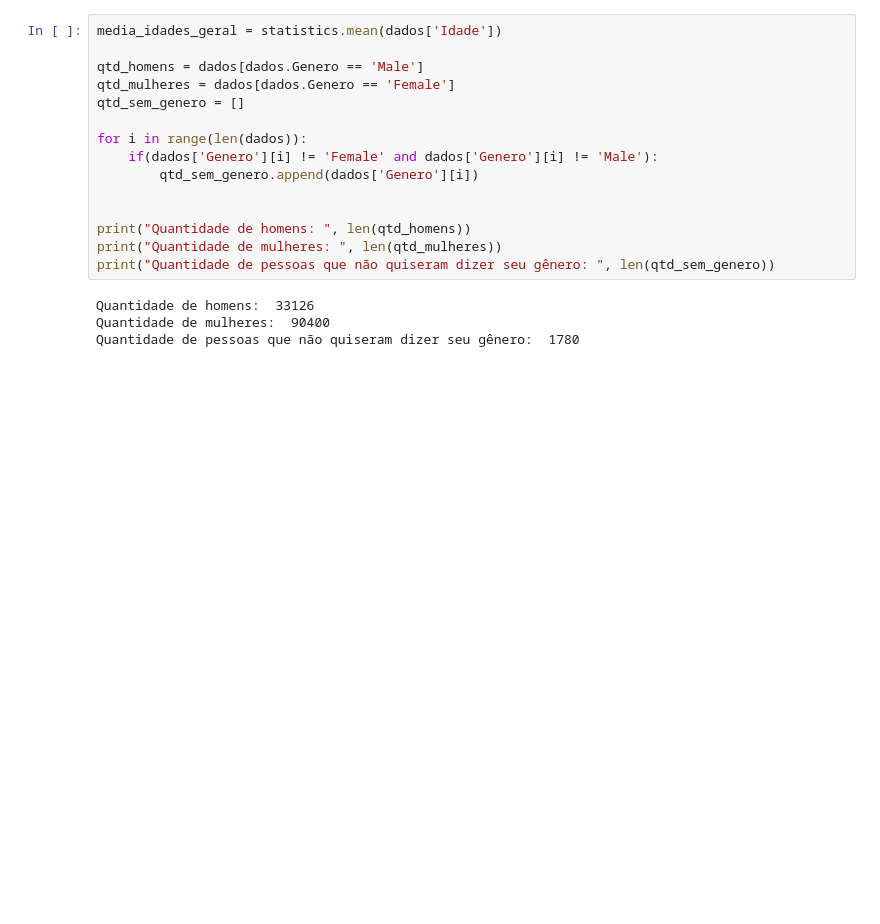
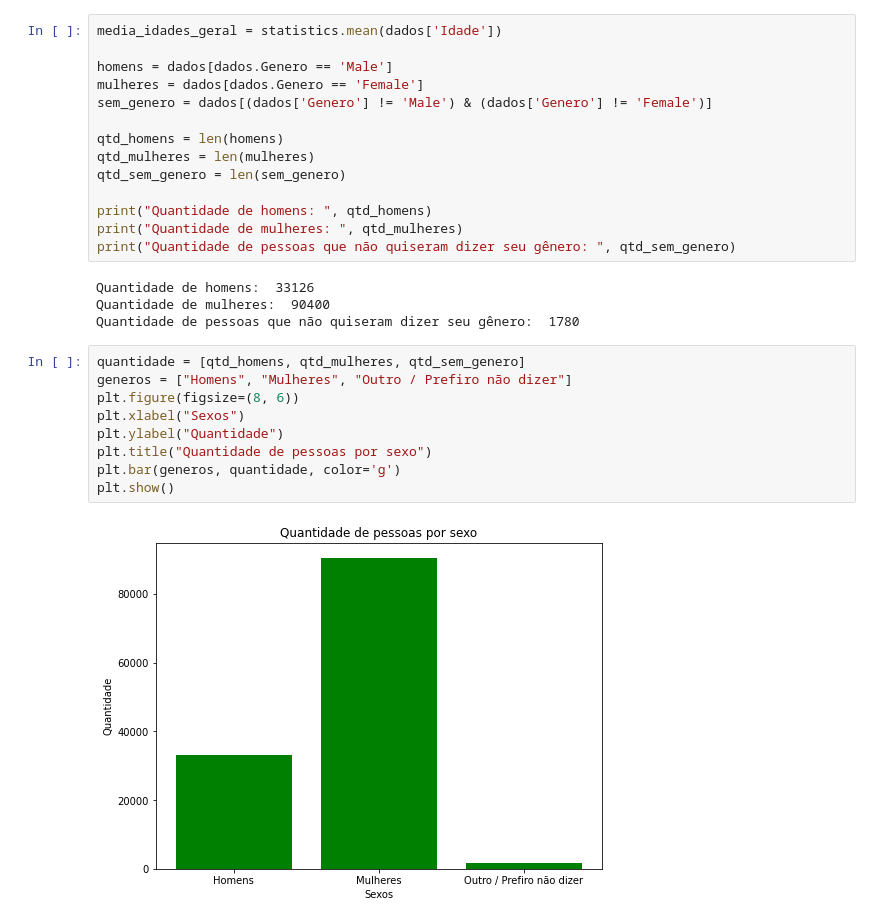
Before and after one commit to toterafa/pythonsp4, a Jupyter notebook: Untitled.ipynb, the cells around one changed output. Cells and saved outputs as stored; diff of their text form; blank space fills up the shorter version.

```diff
--- a/Untitled.ipynb
+++ b/Untitled.ipynb
@@ -27,19 +14,29 @@ print(len(dados))
 # %%
 media_idades_geral = statistics.mean(dados['Idade'])
 
-qtd_homens = dados[dados.Genero == 'Male']
-qtd_mulheres = dados[dados.Genero == 'Female']
-qtd_sem_genero = []
+homens = dados[dados.Genero == 'Male']
+mulheres = dados[dados.Genero == 'Female']
+sem_genero = dados[(dados['Genero'] != 'Male') & (dados['Genero'] != 'Female')]
 
-for i in range(len(dados)):
-    if(dados['Genero'][i] != 'Female' and dados['Genero'][i] != 'Male'):
-        qtd_sem_genero.append(dados['Genero'][i])
+qtd_homens = len(homens)
+qtd_mulheres = len(mulheres)
+qtd_sem_genero = len(sem_genero)
 
-
-print("Quantidade de homens: ", len(qtd_homens))
-print("Quantidade de mulheres: ", len(qtd_mulheres))
-print("Quantidade de pessoas que não quiseram dizer seu gênero: ", len(qtd_sem_genero))
+print("Quantidade de homens: ", qtd_homens)
+print("Quantidade de mulheres: ", qtd_mulheres)
+print("Quantidade de pessoas que não quiseram dizer seu gênero: ", qtd_sem_genero)
 # %% [output]
 Quantidade de homens:  33126
 Quantidade de mulheres:  90400
 Quantidade de pessoas que não quiseram dizer seu gênero:  1780
+# %%
+quantidade = [qtd_homens, qtd_mulheres, qtd_sem_genero]
+generos = ["Homens", "Mulheres", "Outro / Prefiro não dizer"]
+plt.figure(figsize=(8, 6))
+plt.xlabel("Sexos")
+plt.ylabel("Quantidade")
+plt.title("Quantidade de pessoas por sexo")
+plt.bar(generos, quantidade, color='g')
+plt.show()
+# %% [output]
+[figure, added]
```
Also changed, not shown: parts of 20 cells of this notebook.
